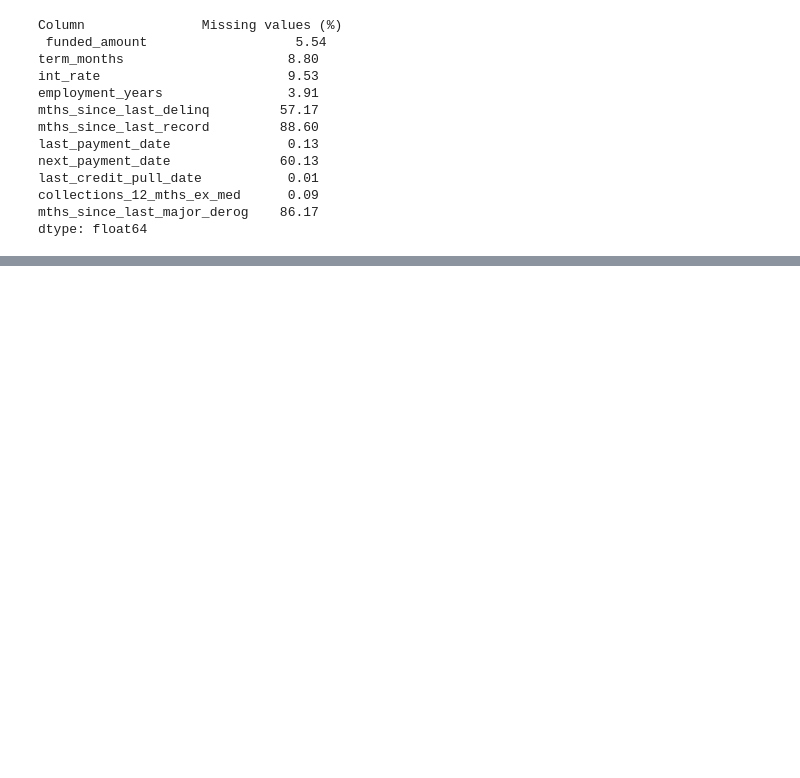
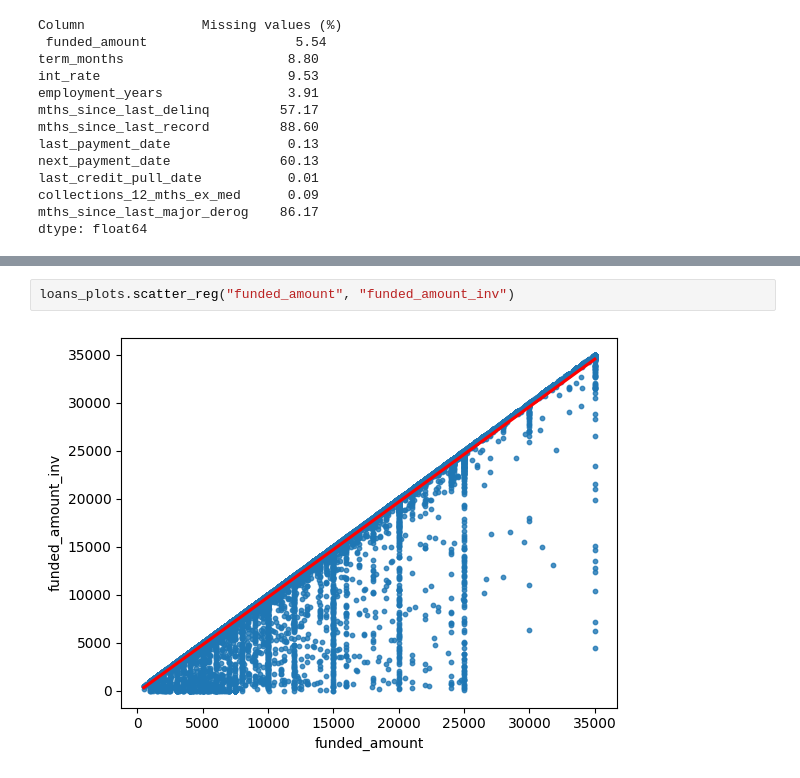
Before and after one commit to armazzer/customer_loans, a Jupyter notebook: missing_data_review.ipynb, the cells around one changed output, grey strips where cells are left out. Cells and saved outputs as stored; diff of their text form; blank space fills up the shorter version.

```diff
--- a/missing_data_review.ipynb
+++ b/missing_data_review.ipynb
@@ -37,0 +121,4 @@ dtype: float64
+# %%
+loans_plots.scatter_reg("funded_amount", "funded_amount_inv")
+# %% [output]
+[figure, added]
```
Also changed, not shown: parts of 23 cells of this notebook.
